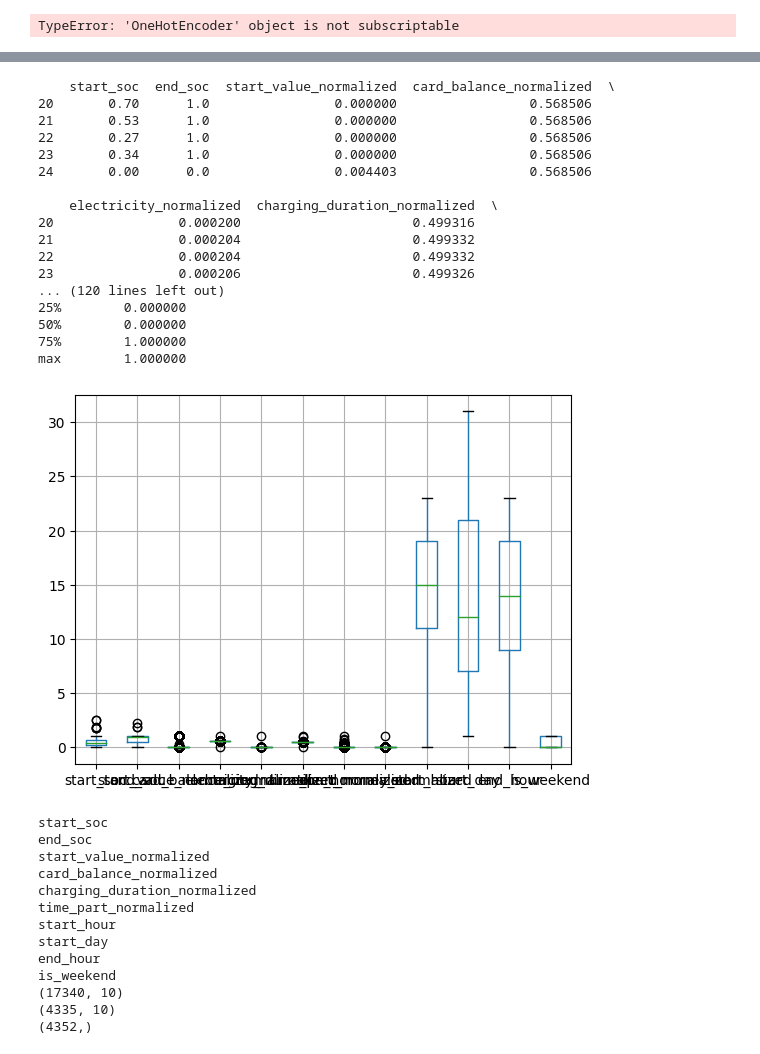
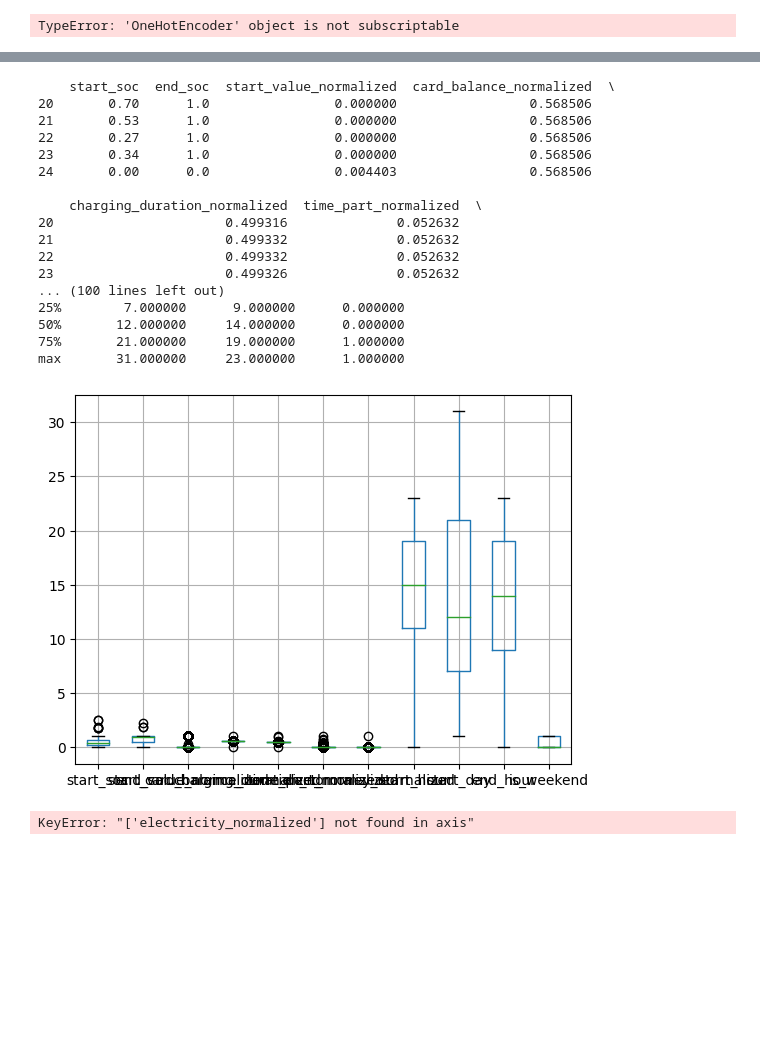
Before and after one commit to believefollow/Time-Series-Library, a Jupyter notebook: test.ipynb, the cells around one changed output, grey strips where cells are left out. Cells and saved outputs as stored; diff of their text form; code cells hidden in the pictures; blank space fills up the shorter version.

```diff
--- a/test.ipynb
+++ b/test.ipynb
@@ -398,9 +398,9 @@ df['is_weekend'] = df['weekday'].apply(lambda x: 1 if x >= 5 else 0)
 # df = pd.get_dummies(df, columns=['stop_reason'])
 # df = pd.get_dummies(df, columns=['station_code', 'vin', 'start_type'])
 
-labels_1 = df['electricity'].values
+labels_1 = df['electricity_normalized'].values
 # 删除不再需要的列或明确不相关的列
-df.drop(['id','record_index', 'stop_reason','card_balance','weekday', 'station_code','start_type',   'rate_data_elec', 'source','modifier_id', 'sn_code','charging_model','time_part', 'charging_duration','creater_id', 'electricity', 'elect_money','start_value',  'service_money', 'process_state','create_time',  'throwable_type', 'start_time','rate_type', 'rate_version',  'end_time', 'start_elect', 'end_elect', 'start_up_time','modify_time','vin', 'park_money', 'repair_status', 'rate_data', 'order_code', 'user_id', 'operator_code', 'original_data', 'charging_pile_code', 'charging_gun_code'], axis=1, inplace=True)
+df.drop(['id','record_index','stop_reason','card_balance','weekday', 'station_code','start_type',   'rate_data_elec', 'source','modifier_id', 'sn_code','charging_model','time_part', 'charging_duration','creater_id', 'electricity', 'elect_money','start_value',  'service_money', 'process_state','create_time',  'throwable_type', 'start_time','rate_type', 'rate_version',  'end_time', 'start_elect', 'end_elect', 'start_up_time','modify_time','vin', 'park_money', 'repair_status', 'rate_data', 'order_code', 'user_id', 'operator_code', 'original_data', 'charging_pile_code', 'charging_gun_code'], axis=1, inplace=True)
 
 # 最终查看数据集
 print(df[20:25])
@@ -516,57 +516,45 @@ train_data = features[:split_index]
 test_data = features[split_index:]
 test_data_label = labels_1[split_index:]
 
 from sklearn.preprocessing import StandardScaler, MinMaxScaler
 
 # 示例：使用标准化
 scaler = StandardScaler()
 train_data = scaler.fit_transform(train_data)
 test_data = scaler.transform(test_data)  # 注意：用训练集的参数来转换测试集
 
 
 
 print(train_data.shape)
 print(test_data.shape)
 print(test_data_label.shape)
 
 
 
 
 np.save('dataset/charger/charger1_test.npy', test_data)
 np.save('dataset/charger/charger1_train.npy', train_data)
 np.save('dataset/charger/charger1_test_label.npy', test_data_label)
 # %% [output]
     start_soc  end_soc  start_value_normalized  card_balance_normalized  \
 20       0.70      1.0                0.000000                 0.568506
 21       0.53      1.0                0.000000                 0.568506
 22       0.27      1.0                0.000000                 0.568506
 23       0.34      1.0                0.000000                 0.568506
 24       0.00      0.0                0.004403                 0.568506
 
-    electricity_normalized  charging_duration_normalized  \
-20                0.000200                      0.499316
-21                0.000204                      0.499332
-22                0.000204                      0.499332
-23                0.000206                      0.499326
-... (120 lines left out)
-25%        0.000000
-50%        0.000000
-75%        1.000000
-max        1.000000
+    charging_duration_normalized  time_part_normalized  \
+20                      0.499316              0.052632
+21                      0.499332              0.052632
+22                      0.499332              0.052632
+23                      0.499326              0.052632
+... (100 lines left out)
+25%        7.000000      9.000000      0.000000
+50%       12.000000     14.000000      0.000000
+75%       21.000000     19.000000      1.000000
+max       31.000000     23.000000      1.000000
-[figure, old version]
+[figure, new version]
-start_soc
-end_soc
-start_value_normalized
-card_balance_normalized
-charging_duration_normalized
-time_part_normalized
-start_hour
-start_day
-end_hour
-is_weekend
-(17340, 10)
-(4335, 10)
-(4352,)
+KeyError: "['electricity_normalized'] not found in axis"
 # %%
 import numpy as np
 
```
Also changed, not shown: 1 other file.
